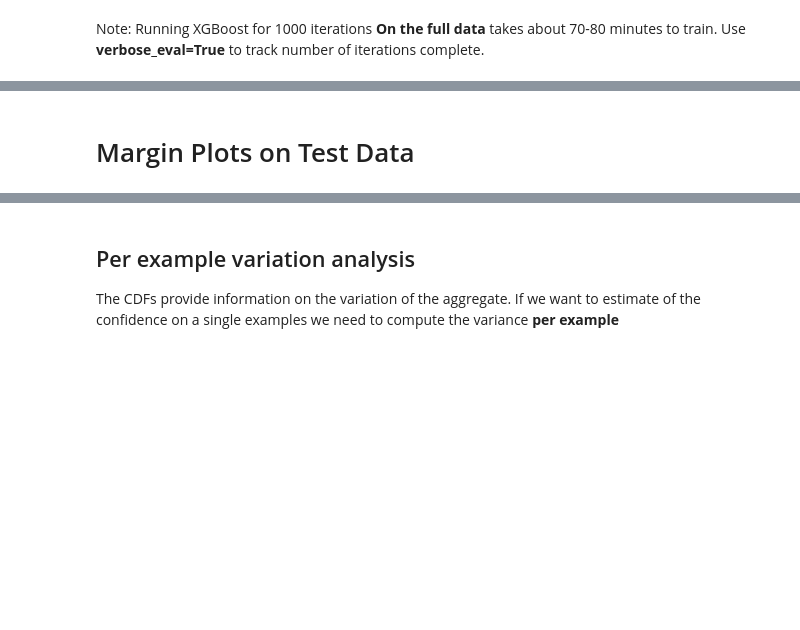
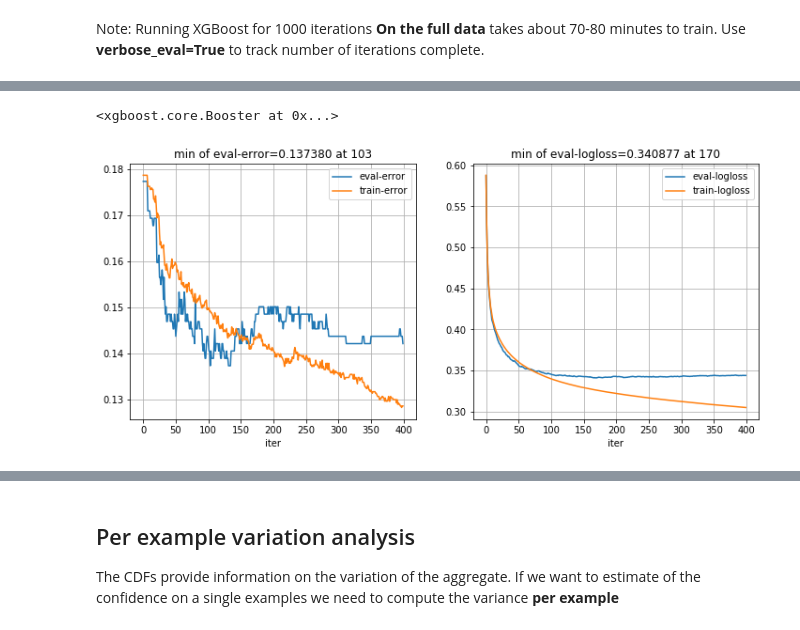
Before and after one commit to ucsd-edx/CSE255-DSE230-2018, a Jupyter notebook: Sections/Section4-Classification/XGBoost/XGBoost_Whales.ipynb, the cells around one changed output, grey strips where cells are left out. Drawn from its saved outputs; the diff is of its cells as text; code cells hidden in the pictures; blank space fills up the shorter version.

Commit message:
updating XGBoost notebook

```diff
--- a/Sections/Section4-Classification/XGBoost/XGBoost_Whales.ipynb
+++ b/Sections/Section4-Classification/XGBoost/XGBoost_Whales.ipynb
@@ -69,8 +144,2 @@ evallist = [(dtrain, 'train'), (dtest, 'eval')]
 # %% [markdown]
 Note: Running XGBoost for 1000 iterations **On the full data** takes about 70-80 minutes to train. Use **verbose_eval=True** to track number of iterations complete.
-# %%
-%time
-# bst1000 is model with 1000 iterations
-num_round = 1000
-# Use early_stopping_rounds=5 to enable early stopping
-bst1000 = xgb.train(plst, dtrain, num_round, evallist, verbose_eval=False)
@@ -98,2 +145,0 @@ xgbh.visualize_features(bst1000, features_map)
-# %% [markdown]
-# Margin Plots on Test Data
@@ -114,0 +146,18 @@ y_test = dtest.get_label()
+# %%
+def test_xgboost(depth=4,num_round=100):
+    param['max_depth']= depth   # depth of tree
+    fig, axes = subplots(1,2,figsize=(12,5))
+    i=0
+    for _eval in ['error','logloss']:
+        Logger=logger()
+        logall=Logger.get_logger()  # Set logger to collect results
+        param['eval_metric'] = _eval
+        bst = xgb.train(param.items(), dtrain, num_round, evallist, verbose_eval=False, callbacks=[logall])
+        df=Logger.parse_log(ax=axes[i])
+        i+=1
+    return bst
+# %%
+test_xgboost(depth=1,num_round=400)
+# %% [output]
+<xgboost.core.Booster at 0x...>
+[figure, added]
```
Also changed, not shown: parts of 47 cells of this notebook, 3 other files.
